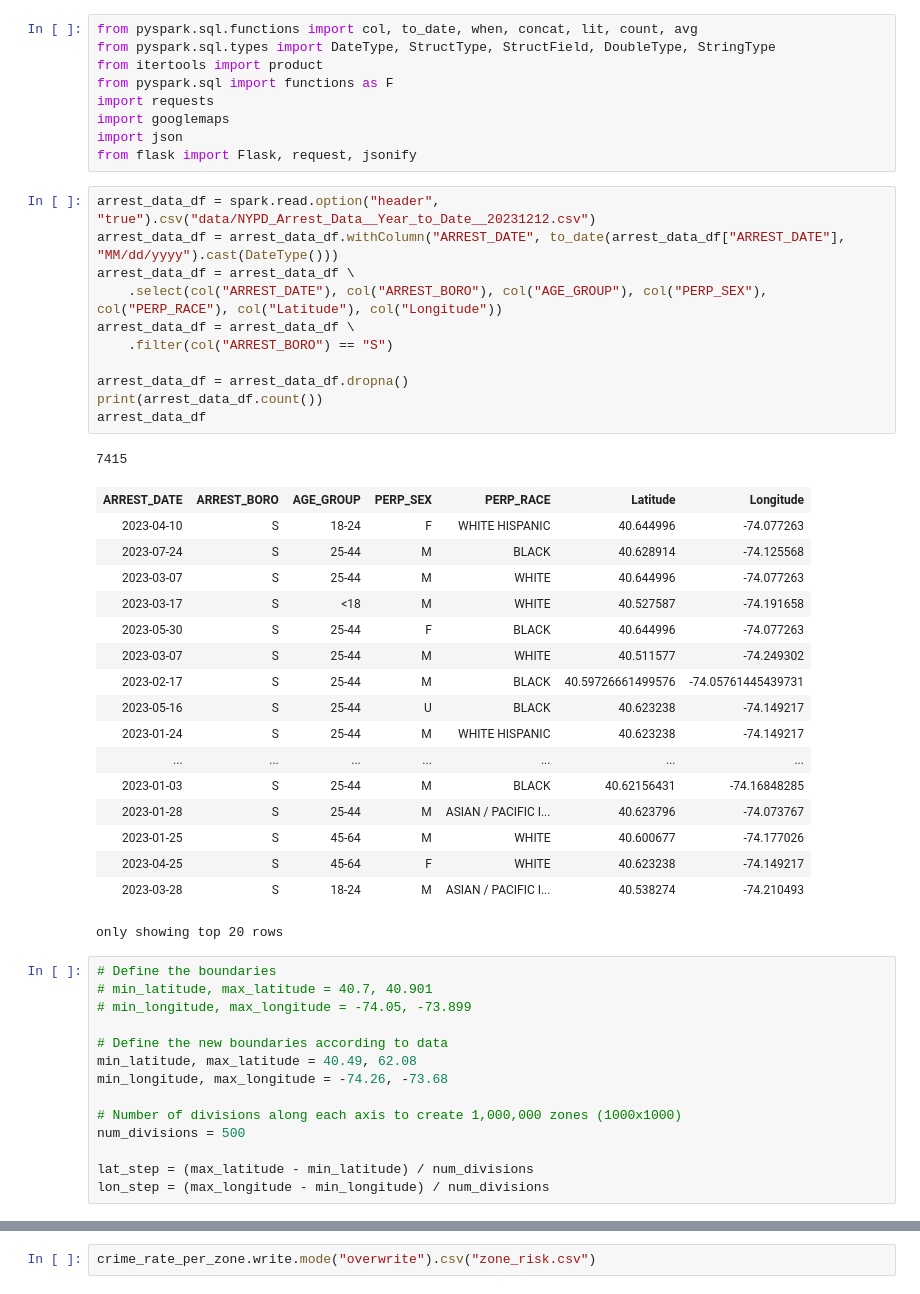
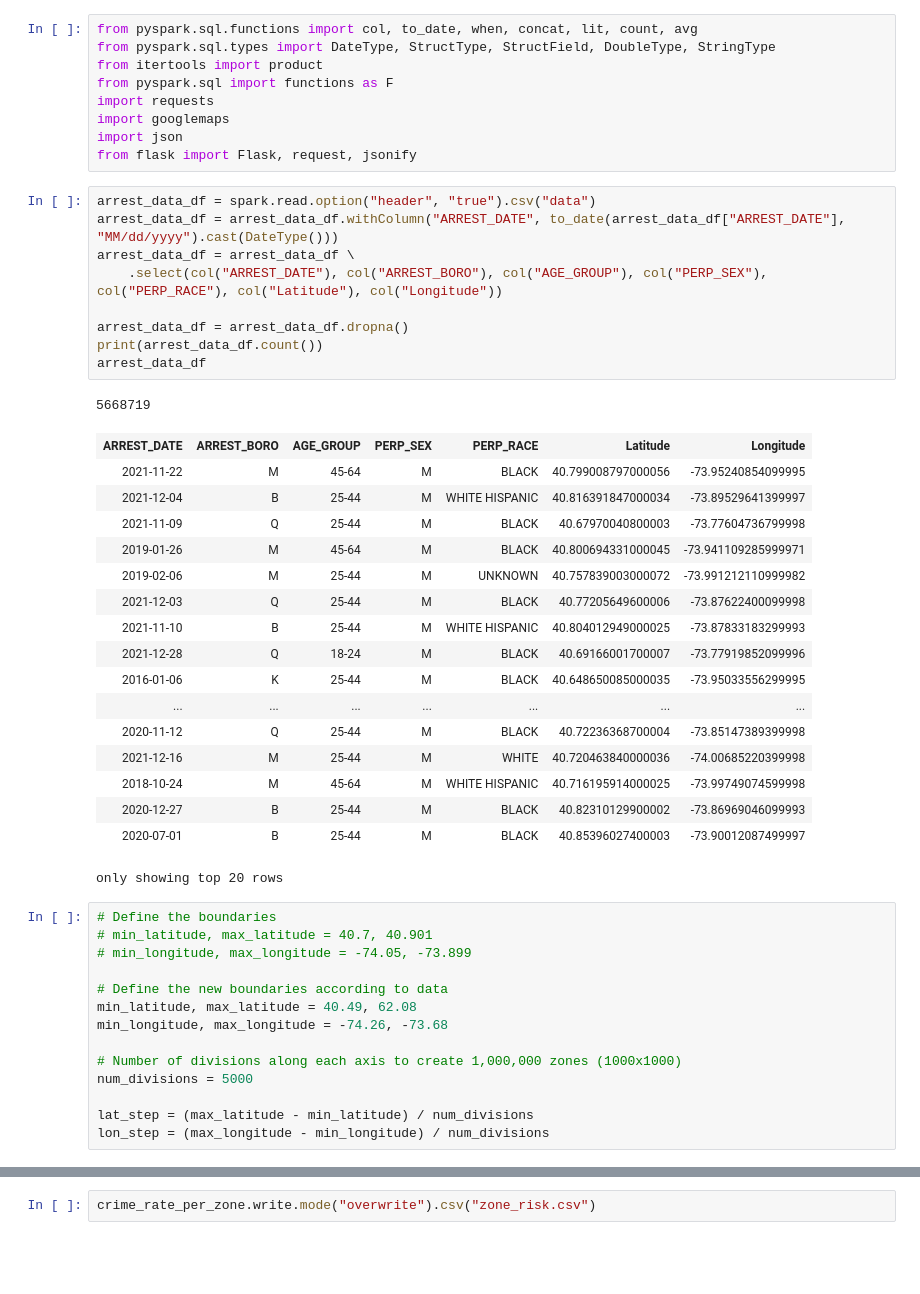
Before and after one commit to gargabhay1999/Janus-BigData, a Jupyter notebook: backend/janus.ipynb, the cells around one changed output, grey strips where cells are left out. Cells and saved outputs as stored; diff of their text form; blank space fills up the shorter version.

```diff
--- a/backend/janus.ipynb
+++ b/backend/janus.ipynb
@@ -18,34 +42,32 @@ import googlemaps
 import json
 from flask import Flask, request, jsonify
 # %%
-arrest_data_df = spark.read.option("header", "true").csv("data/NYPD_Arrest_Data__Year_to_Date__20231212.csv")
+arrest_data_df = spark.read.option("header", "true").csv("data")
 arrest_data_df = arrest_data_df.withColumn("ARREST_DATE", to_date(arrest_data_df["ARREST_DATE"], "MM/dd/yyyy").cast(DateType()))
 arrest_data_df = arrest_data_df \
     .select(col("ARREST_DATE"), col("ARREST_BORO"), col("AGE_GROUP"), col("PERP_SEX"), col("PERP_RACE"), col("Latitude"), col("Longitude"))
-arrest_data_df = arrest_data_df \
-    .filter(col("ARREST_BORO") == "S")
 
 arrest_data_df = arrest_data_df.dropna()
 print(arrest_data_df.count())
 arrest_data_df
 # %% [output]
-7415
+5668719
 | ARREST_DATE | ARREST_BORO | AGE_GROUP | PERP_SEX | PERP_RACE | Latitude | Longitude |
-| 2023-04-10 | S | 18-24 | F | WHITE HISPANIC | 40.644996 | -74.077263 |
-| 2023-07-24 | S | 25-44 | M | BLACK | 40.628914 | -74.125568 |
-| 2023-03-07 | S | 25-44 | M | WHITE | 40.644996 | -74.077263 |
-| 2023-03-17 | S | <18 | M | WHITE | 40.527587 | -74.191658 |
-| 2023-05-30 | S | 25-44 | F | BLACK | 40.644996 | -74.077263 |
-| 2023-03-07 | S | 25-44 | M | WHITE | 40.511577 | -74.249302 |
-| 2023-02-17 | S | 25-44 | M | BLACK | 40.59726661499576 | -74.05761445439731 |
-| 2023-05-16 | S | 25-44 | U | BLACK | 40.623238 | -74.149217 |
-| 2023-01-24 | S | 25-44 | M | WHITE HISPANIC | 40.623238 | -74.149217 |
+| 2021-11-22 | M | 45-64 | M | BLACK | 40.799008797000056 | -73.95240854099995 |
+| 2021-12-04 | B | 25-44 | M | WHITE HISPANIC | 40.816391847000034 | -73.89529641399997 |
+| 2021-11-09 | Q | 25-44 | M | BLACK | 40.67970040800003 | -73.77604736799998 |
+| 2019-01-26 | M | 45-64 | M | BLACK | 40.800694331000045 | -73.941109285999971 |
+| 2019-02-06 | M | 25-44 | M | UNKNOWN | 40.757839003000072 | -73.991212110999982 |
+| 2021-12-03 | Q | 25-44 | M | BLACK | 40.77205649600006 | -73.87622400099998 |
+| 2021-11-10 | B | 25-44 | M | WHITE HISPANIC | 40.804012949000025 | -73.87833183299993 |
+| 2021-12-28 | Q | 18-24 | M | BLACK | 40.69166001700007 | -73.77919852099996 |
+| 2016-01-06 | K | 25-44 | M | BLACK | 40.648650085000035 | -73.95033556299995 |
 | ... | ... | ... | ... | ... | ... | ... |
-| 2023-01-03 | S | 25-44 | M | BLACK | 40.62156431 | -74.16848285 |
-| 2023-01-28 | S | 25-44 | M | ASIAN / PACIFIC I... | 40.623796 | -74.073767 |
-| 2023-01-25 | S | 45-64 | M | WHITE | 40.600677 | -74.177026 |
-| 2023-04-25 | S | 45-64 | F | WHITE | 40.623238 | -74.149217 |
-| 2023-03-28 | S | 18-24 | M | ASIAN / PACIFIC I... | 40.538274 | -74.210493 |
+| 2020-11-12 | Q | 25-44 | M | BLACK | 40.72236368700004 | -73.85147389399998 |
+| 2021-12-16 | M | 25-44 | M | WHITE | 40.720463840000036 | -74.00685220399998 |
+| 2018-10-24 | M | 45-64 | M | WHITE HISPANIC | 40.716195914000025 | -73.99749074599998 |
+| 2020-12-27 | B | 25-44 | M | BLACK | 40.82310129900002 | -73.86969046099993 |
+| 2020-07-01 | B | 25-44 | M | BLACK | 40.85396027400003 | -73.90012087499997 |
 only showing top 20 rows
 # %%
 # Define the boundaries
@@ -57,7 +79,7 @@ min_latitude, max_latitude = 40.49, 62.08
 min_longitude, max_longitude = -74.26, -73.68
 
 # Number of divisions along each axis to create 1,000,000 zones (1000x1000)
-num_divisions = 500
+num_divisions = 5000
 
 lat_step = (max_latitude - min_latitude) / num_divisions
 lon_step = (max_longitude - min_longitude) / num_divisions
```
Also changed, not shown: parts of 8 cells of this notebook, 10 other files.
